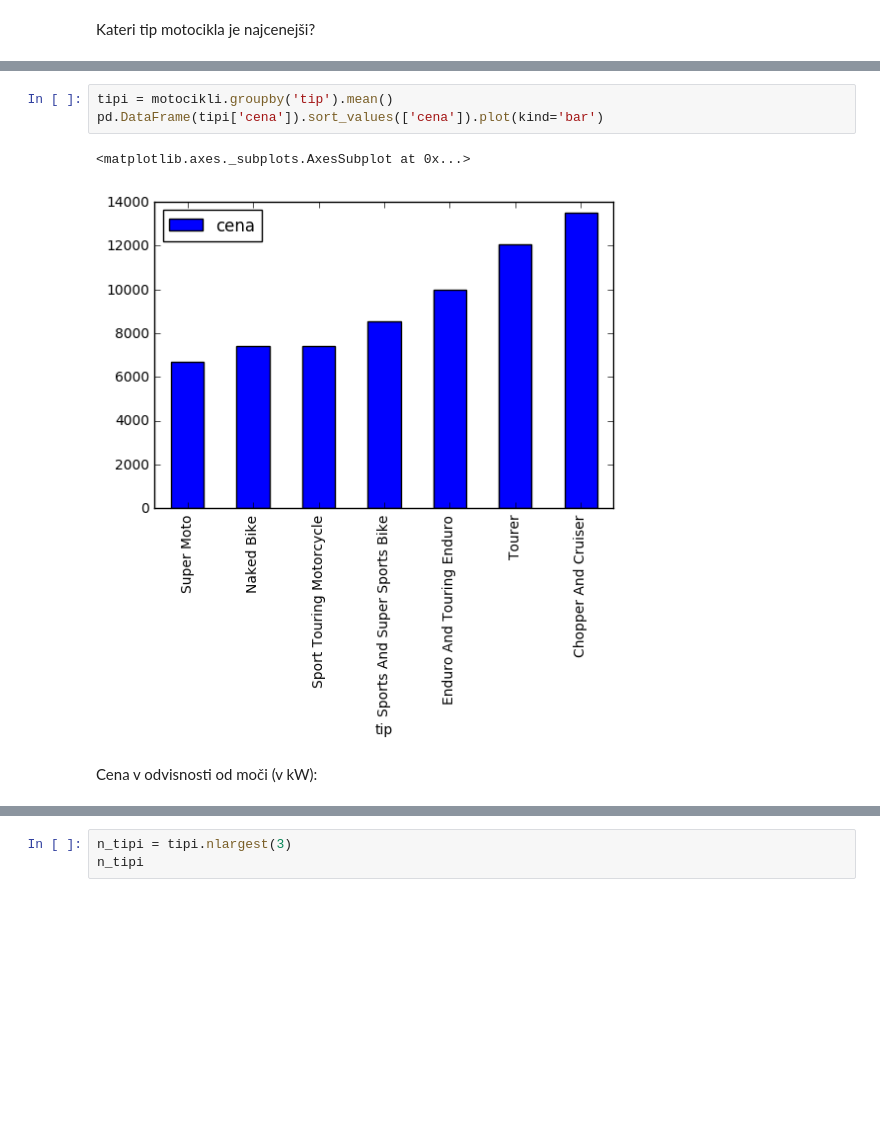
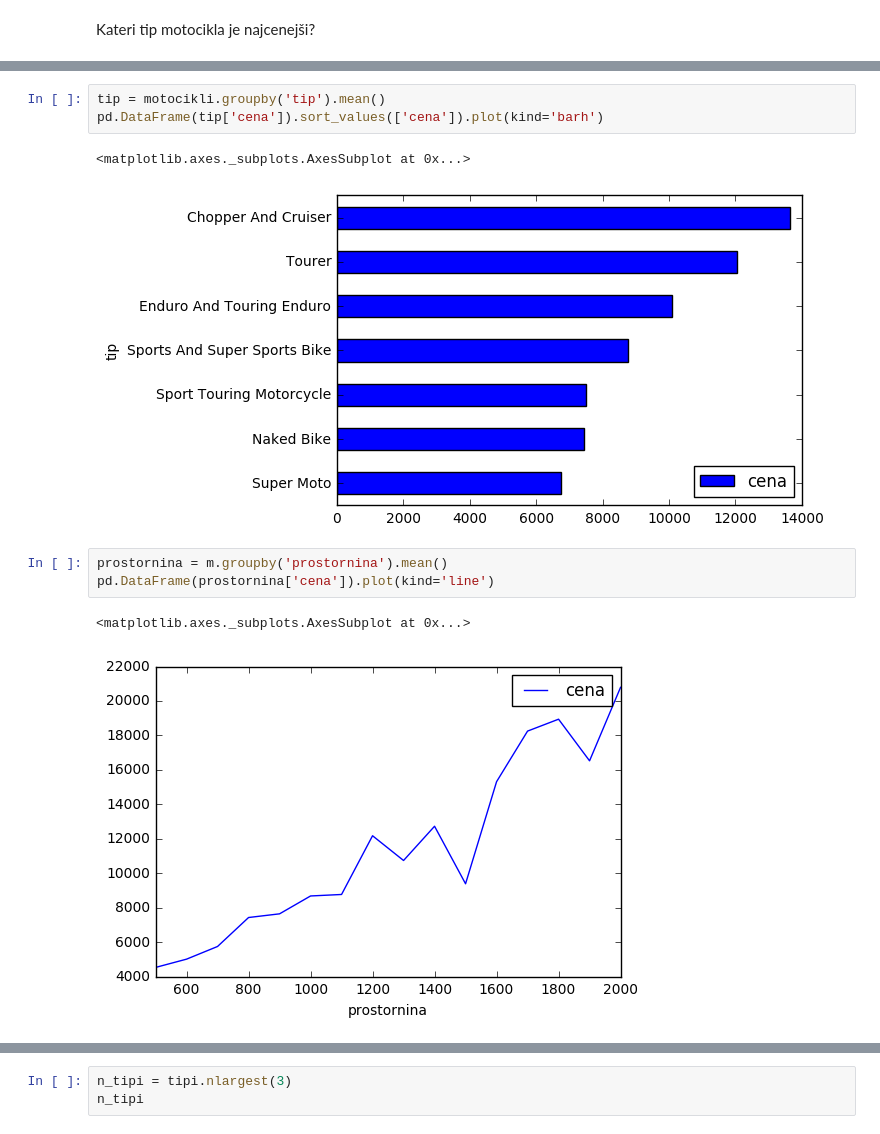
Before and after one commit to FMF-projects/rabljeni-motocikli, a Jupyter notebook: rabljeni_motocikli.ipynb, the cells around one changed output, grey strips where cells are left out. Drawn from its saved outputs; the diff is of its cells as text; blank space fills up the shorter version.

```diff
--- a/rabljeni_motocikli.ipynb
+++ b/rabljeni_motocikli.ipynb
@@ -91,9 +106,13 @@ Kateri tip motocikla je najcenejši?
 # %%
-tipi = motocikli.groupby('tip').mean()
-pd.DataFrame(tipi['cena']).sort_values(['cena']).plot(kind='bar')
+tip = motocikli.groupby('tip').mean()
+pd.DataFrame(tip['cena']).sort_values(['cena']).plot(kind='barh')
 # %% [output]
 <matplotlib.axes._subplots.AxesSubplot at 0x...>
-[figure, old version]
+[figure, new version]
-# %% [markdown]
-Cena v odvisnosti od moči (v kW):
+# %%
+prostornina = m.groupby('prostornina').mean()
+pd.DataFrame(prostornina['cena']).plot(kind='line')
+# %% [output]
+<matplotlib.axes._subplots.AxesSubplot at 0x...>
+[figure, added]
 # %%
```
Also changed, not shown: parts of 21 cells of this notebook.
